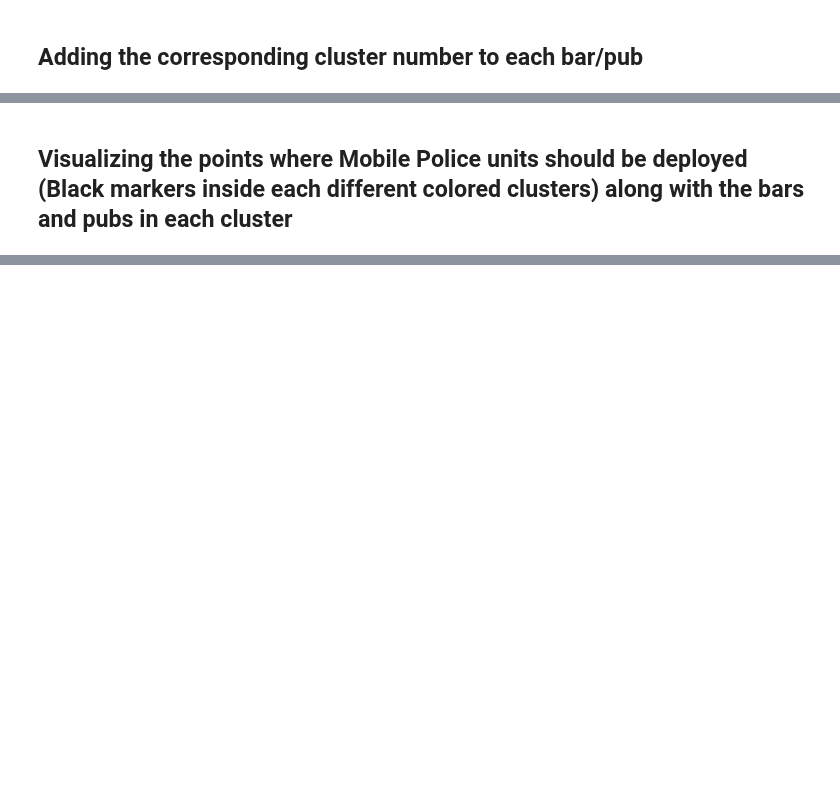
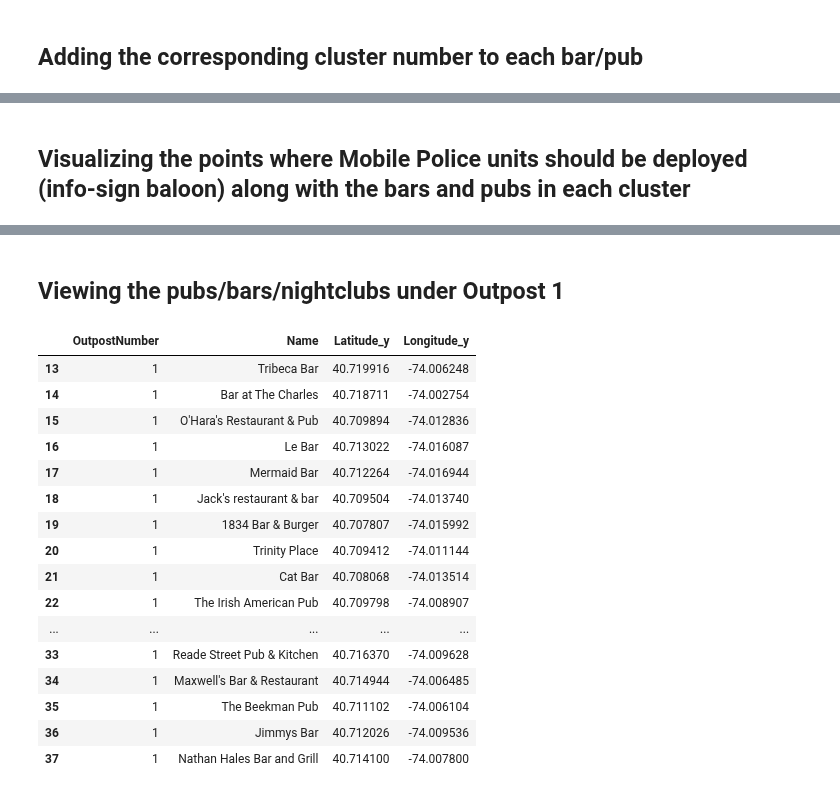
Before and after one commit to merrymelgeorge/Coursera--project, a Jupyter notebook: Capstone Project.ipynb, the cells around one changed output, grey strips where cells are left out. Cells and saved outputs as stored; diff of their text form; code cells hidden in the pictures; blank space fills up the shorter version.

```diff
--- a/Capstone Project.ipynb
+++ b/Capstone Project.ipynb
@@ -243,0 +236,3 @@ brookbarpubcentroid
+# %%
+nybarpubcentroid['OutpostNumber'] = nybarpubcentroid['Labels']
+nybarpubcentroid.head()
@@ -244,4 +246,4 @@ brookbarpubcentroid
 # %% [markdown]
-## Visualizing the points where Mobile Police units should be deployed (Black markers inside each different colored clusters) along with the bars and pubs in each cluster
+## Visualizing the points where Mobile Police units should be deployed (info-sign baloon) along with the bars and pubs in each cluster
 # %%
 # create map
@@ -282,3 +281,26 @@ for lat, lon, cluster in zip(brookbarpubcentroid['Latitude'], brookbarpubcentroi
 map_clusters
 # %% [output]
 [interactive output not drawn]
+# %% [markdown]
+## Viewing the pubs/bars/nightclubs under Outpost 1
+# %%
+outpostdata= pd.merge(nybarpubcentroid, nybarpubdata, left_on = 'Labels', right_on = 'Labels' ).drop(['Latitude_x','Longitude_x', 'Labels'], axis = 1)
+outpostdata[outpostdata['OutpostNumber']==1]
+# %% [output]
+|  | OutpostNumber | Name | Latitude_y | Longitude_y |
+| 13 | 1 | Tribeca Bar | 40.719916 | -74.006248 |
+| 14 | 1 | Bar at The Charles | 40.718711 | -74.002754 |
+| 15 | 1 | O'Hara's Restaurant & Pub | 40.709894 | -74.012836 |
+| 16 | 1 | Le Bar | 40.713022 | -74.016087 |
+| 17 | 1 | Mermaid Bar | 40.712264 | -74.016944 |
+| 18 | 1 | Jack's restaurant & bar | 40.709504 | -74.013740 |
+| 19 | 1 | 1834 Bar & Burger | 40.707807 | -74.015992 |
+| 20 | 1 | Trinity Place | 40.709412 | -74.011144 |
+| 21 | 1 | Cat Bar | 40.708068 | -74.013514 |
+| 22 | 1 | The Irish American Pub | 40.709798 | -74.008907 |
+| ... | ... | ... | ... | ... |
+| 33 | 1 | Reade Street Pub & Kitchen | 40.716370 | -74.009628 |
+| 34 | 1 | Maxwell's Bar & Restaurant | 40.714944 | -74.006485 |
+| 35 | 1 | The Beekman Pub | 40.711102 | -74.006104 |
+| 36 | 1 | Jimmys Bar | 40.712026 | -74.009536 |
+| 37 | 1 | Nathan Hales Bar and Grill | 40.714100 | -74.007800 |
```
Also changed, not shown: parts of 29 cells of this notebook.
